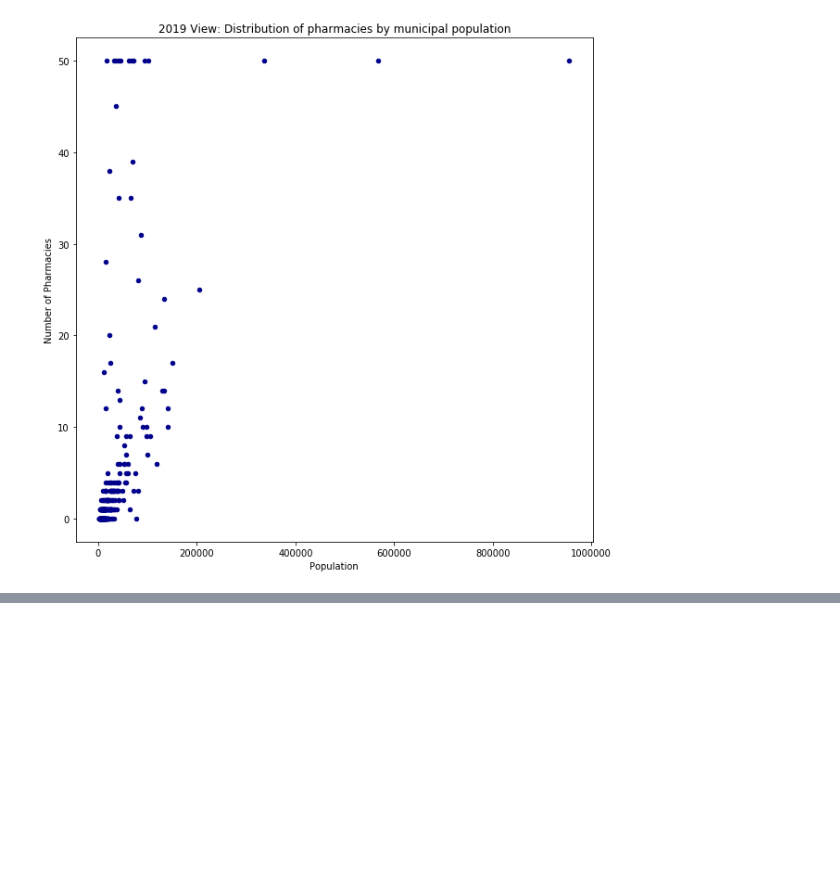
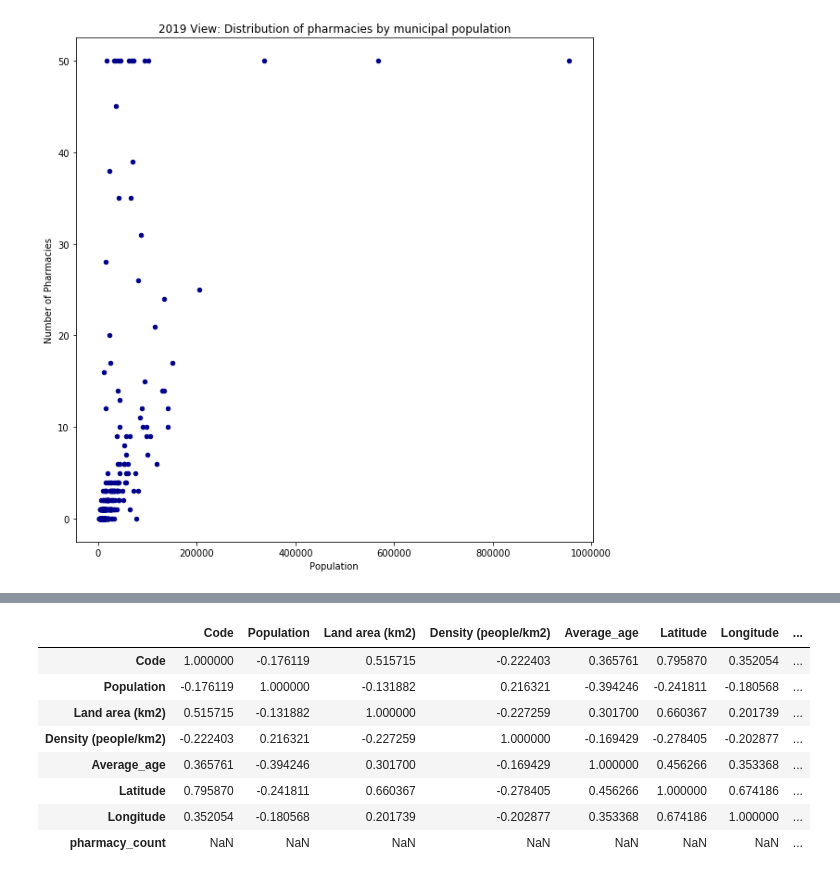
Before and after one commit to mcalmeida13/Coursera-_Capstone, a Jupyter notebook: Data Science Capstone Assessment 2.ipynb, the cells around one changed output, grey strips where cells are left out. Drawn from its saved outputs; the diff is of its cells as text; code cells hidden in the pictures; blank space fills up the shorter version.

```diff
--- a/Data Science Capstone Assessment 2.ipynb
+++ b/Data Science Capstone Assessment 2.ipynb
@@ -275,0 +341,12 @@ plt.show()
+# %%
+df_adjustz.corr()
+# %% [output]
+|  | Code | Population | Land area (km2) | Density (people/km2) | Average_age | Latitude | Longitude | ... |
+| Code | 1.000000 | -0.176119 | 0.515715 | -0.222403 | 0.365761 | 0.795870 | 0.352054 | ... |
+| Population | -0.176119 | 1.000000 | -0.131882 | 0.216321 | -0.394246 | -0.241811 | -0.180568 | ... |
+| Land area (km2) | 0.515715 | -0.131882 | 1.000000 | -0.227259 | 0.301700 | 0.660367 | 0.201739 | ... |
+| Density (people/km2) | -0.222403 | 0.216321 | -0.227259 | 1.000000 | -0.169429 | -0.278405 | -0.202877 | ... |
+| Average_age | 0.365761 | -0.394246 | 0.301700 | -0.169429 | 1.000000 | 0.456266 | 0.353368 | ... |
+| Latitude | 0.795870 | -0.241811 | 0.660367 | -0.278405 | 0.456266 | 1.000000 | 0.674186 | ... |
+| Longitude | 0.352054 | -0.180568 | 0.201739 | -0.202877 | 0.353368 | 0.674186 | 1.000000 | ... |
+| pharmacy_count | NaN | NaN | NaN | NaN | NaN | NaN | NaN | ... |
```
Also changed, not shown: parts of 18 cells of this notebook.
